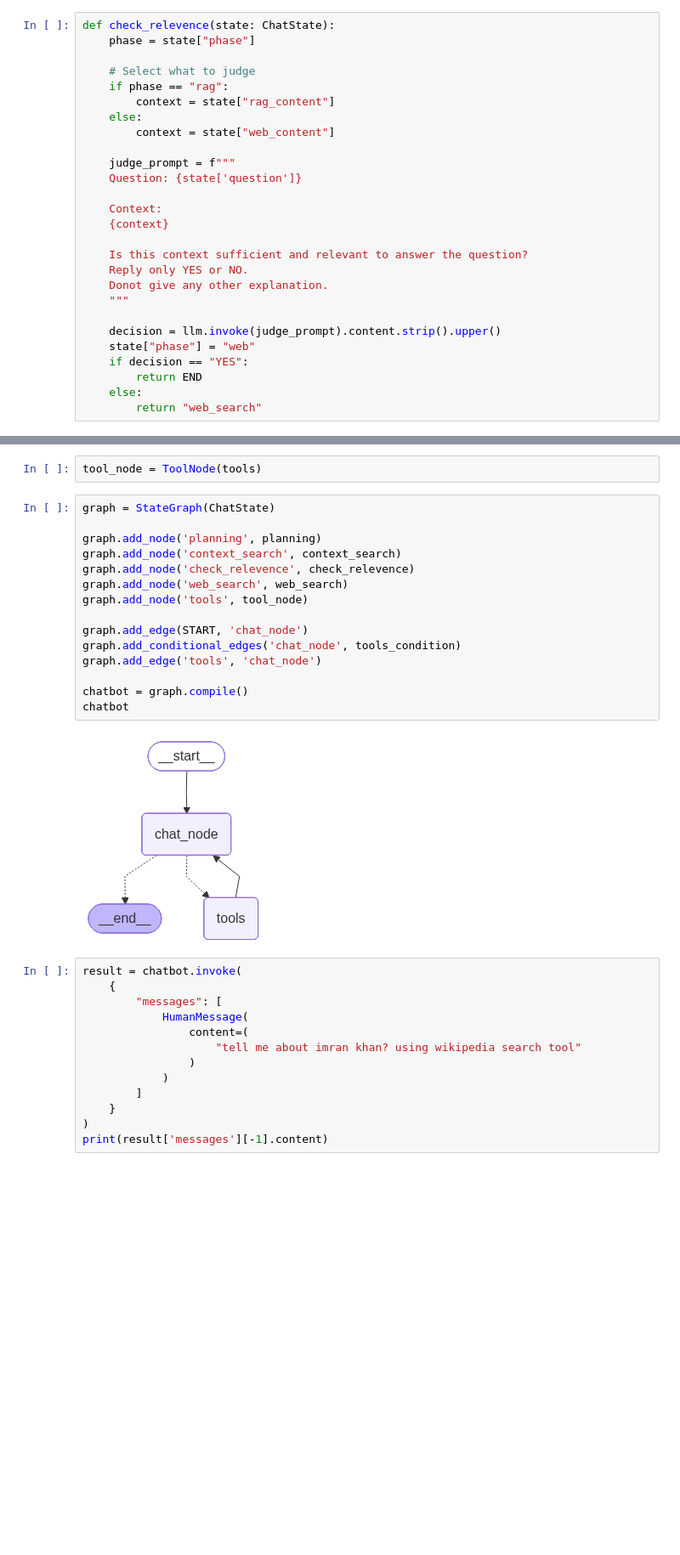
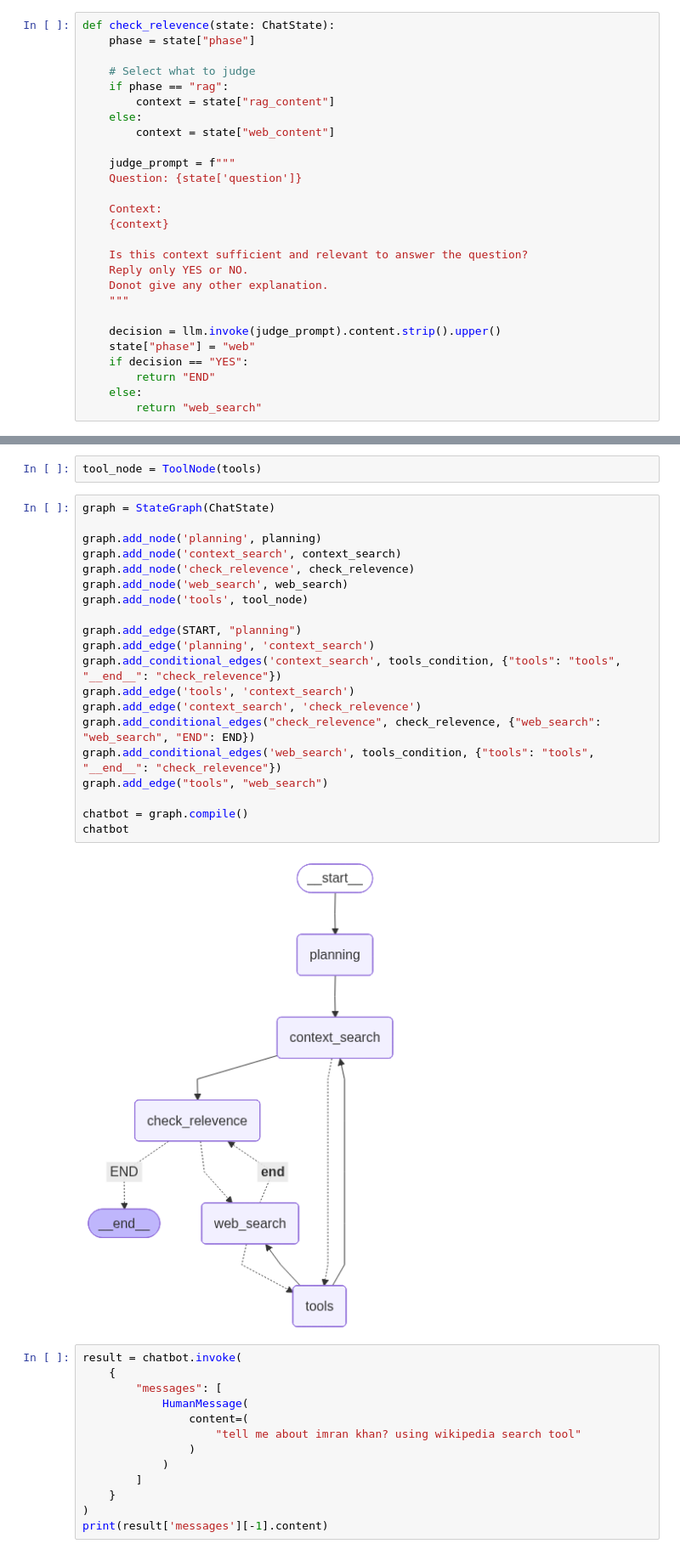
Before and after one commit to SyedNajiullah/AgenticRAG, a Jupyter notebook: notebook/project.ipynb, the cells around one changed output, grey strips where cells are left out. Shown at 85% size. Cells and saved outputs as stored; diff of their text form; blank space fills up the shorter version.

Commit message:
added lang graph edges

```diff
--- a/notebook/project.ipynb
+++ b/notebook/project.ipynb
@@ -233,7 +229,7 @@ def check_relevence(state: ChatState):
     decision = llm.invoke(judge_prompt).content.strip().upper()
     state["phase"] = "web"
     if decision == "YES":
-        return END
+        return "END"
     else:
         return "web_search"
 # %%
@@ -247,20 +243,25 @@ tool_node = ToolNode(tools)
 # %%
 graph = StateGraph(ChatState)
 
 graph.add_node('planning', planning)
 graph.add_node('context_search', context_search)
 graph.add_node('check_relevence', check_relevence)
 graph.add_node('web_search', web_search)
 graph.add_node('tools', tool_node)
 
-graph.add_edge(START, 'chat_node')
-graph.add_conditional_edges('chat_node', tools_condition)
-graph.add_edge('tools', 'chat_node')
+graph.add_edge(START, "planning")
+graph.add_edge('planning', 'context_search')
+graph.add_conditional_edges('context_search', tools_condition, {"tools": "tools", "__end__": "check_relevence"})
+graph.add_edge('tools', 'context_search')
+graph.add_edge('context_search', 'check_relevence')
+graph.add_conditional_edges("check_relevence", check_relevence, {"web_search": "web_search", "END": END})
+graph.add_conditional_edges('web_search', tools_condition, {"tools": "tools", "__end__": "check_relevence"})
+graph.add_edge("tools", "web_search")
 
 chatbot = graph.compile()
 chatbot
 # %% [output]
-[figure, old version]
+[figure, new version]
 # %%
 result = chatbot.invoke(
     {
```
Also changed, not shown: parts of 1 cell of this notebook.
